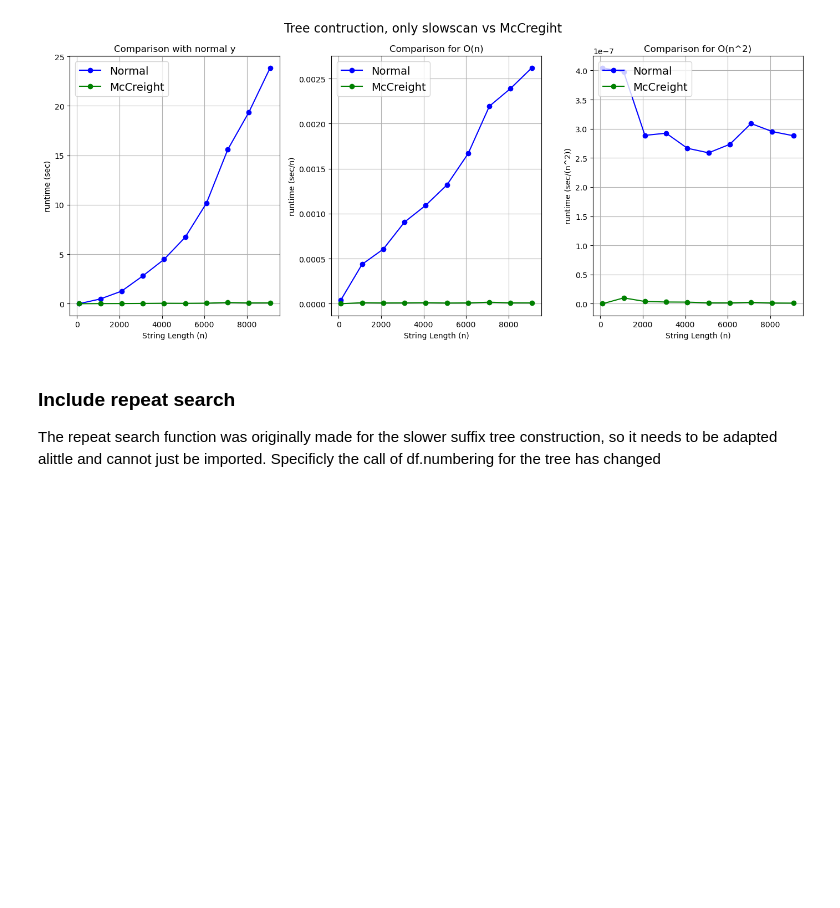
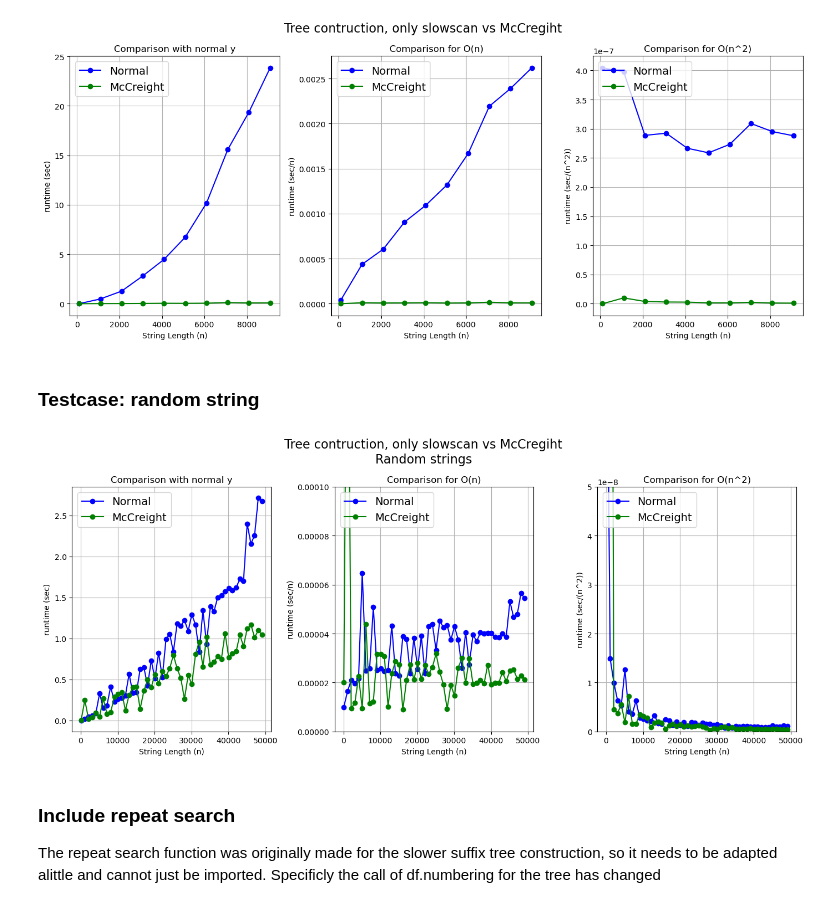
Before and after one commit to JonasRiber/PiB_tandem_repeats, a Jupyter notebook: mccrieght_tree_construction.ipynb, the cells around one changed output. Drawn from its saved outputs; the diff is of its cells as text; code cells hidden in the pictures; blank space fills up the shorter version.

Commit message:
add random string test

```diff
--- a/mccrieght_tree_construction.ipynb
+++ b/mccrieght_tree_construction.ipynb
@@ -529,3 +531,5 @@ plt.tight_layout()
 plt.show()
 # %% [output]
 [figure]
+# %% [markdown]
+### Testcase: random string
@@ -532,3 +565,48 @@ plt.show()
+# %%
+#create subplots:
+fig, axes = plt.subplots(1, 3, figsize=(14, 6))
+fig.suptitle('Tree contruction, only slowscan vs McCregiht\nRandom strings', fontsize=16)
+
+
+# plot1 - y unmanipulated
+axes[0].plot(string_lengths_random, runtimes_func1_random, marker='o', color='blue', label="Normal")
+axes[0].plot(string_lengths_random, runtimes_func2_random, marker='o', color='green', label="McCreight")
+axes[0].set_title('Comparison with normal y')
+axes[0].set_xlabel('String Length (n)')
+axes[0].set_ylabel('runtime (sec)')
+# axes[0].set_ylim(0, 0.2)
+axes[0].grid(True)
+axes[0].legend(fontsize = 14, loc = "upper left")
+
+
+# plot2 - y divided by n
+axes[1].plot(string_lengths_random, runtimes_func1_random_n, marker='o', color='blue', label="Normal")
+axes[1].plot(string_lengths_random, runtimes_func2_random_n, marker='o', color='green', label="McCreight")
+axes[1].set_title('Comparison for O(n)')
+axes[1].set_xlabel('String Length (n)')
+axes[1].set_ylabel('runtime (sec/n)')
+axes[1].set_ylim(0, 0.0001)
+axes[1].grid(True)
+axes[1].legend(fontsize = 14, loc = "upper left")
+
+
+# plot3 - y divided by n^2
+axes[2].plot(string_lengths_random, runtimes_func1_random_n2, marker='o', color='blue', label="Normal")
+axes[2].plot(string_lengths_random, runtimes_func2_random_n2, marker='o', color='green', label="McCreight")
+axes[2].set_title('Comparison for O(n^2)')
+axes[2].set_xlabel('String Length (n)')
+axes[2].set_ylabel('runtime (sec/(n^2))')
+axes[2].grid(True)
+axes[2].set_ylim(0, 0.00000005)
+axes[2].legend(fontsize = 14, loc = "upper left")
+
+
+#adjust layout to avoid overlap
+plt.tight_layout()
+# plt.savefig("Plots/Tree_construction_comparison_MC_vRandom.png", dpi = 300)
+plt.show()
+# %% [output]
+[figure, added]
 # %% [markdown]
 ### Include repeat search
 The repeat search function was originally made for the slower suffix tree construction, so it needs to be adapted alittle and cannot just be imported. Specificly the call of df.numbering for the tree has changed
```
Also changed, not shown: parts of 2 cells of this notebook, 2 other files.
